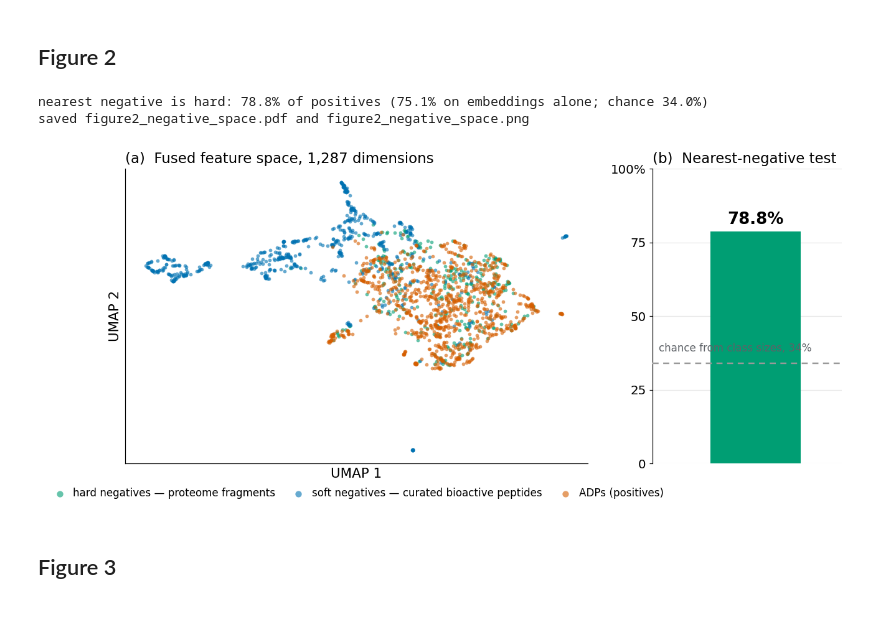
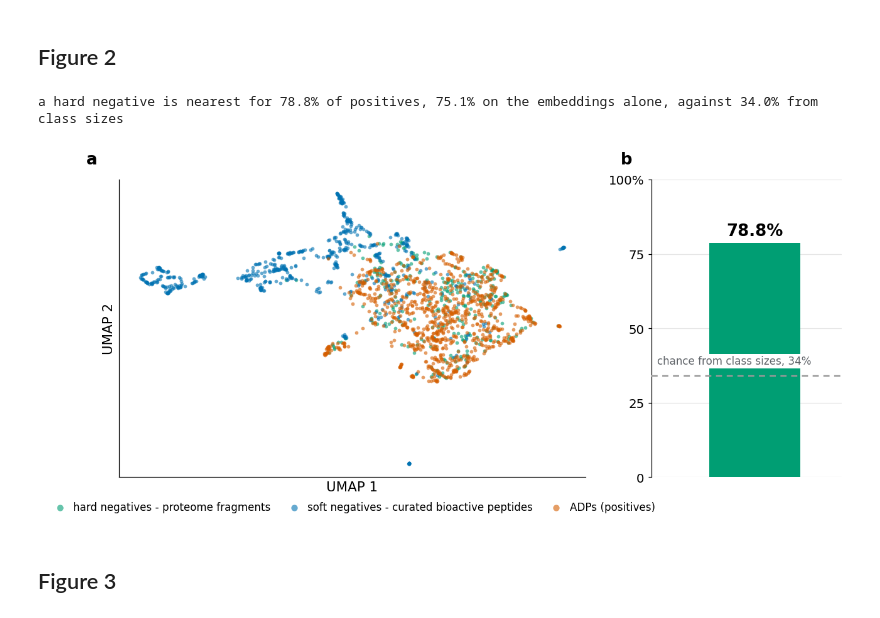
Before and after one commit to om-894/antidiabetic-peptide-classifier, a Jupyter notebook: figures.ipynb, the cells around one changed output. Drawn from its saved outputs; the diff is of its cells as text; code cells hidden in the pictures.

Commit message:
saved figure 2 and improved code

```diff
--- a/figures.ipynb
+++ b/figures.ipynb
@@ -48,18 +48,21 @@ def save_figure(fig, name):
 # %% [markdown]
 ## Figure 2
 # %%
-# ── Figure 2 — negative-space geometry ────────────────────────────────────────
-# UMAP of the fused space, plus the nearest-negative test.
-# Requires umap-learn:  pip install umap-learn
+# UMAP of the fused space, plus the nearest-negative test. needs umap-learn,
+# which is not pulled in by any other phase
 import numpy as np
 from sklearn.neighbors import NearestNeighbors
 import umap
+from sklearn.preprocessing import normalize
 
 SEED = 42
 
+# load the fused vectors and the sequence labels and split to the negative types
 d = np.load("fusion_vectors.npz", allow_pickle=True)
 X, seqs, lab = d["X"], [str(s) for s in d["sequences"]], d["label"]
 
+# NegType lives in the split rather than the npz, so the two negative classes can
+# be told apart. anything not marked soft is a hard negative
 split = pd.read_csv("data/dataset_split.csv", keep_default_na=False)
 negtype = dict(zip(split.Sequence, split.NegType))
 grp = np.array(["positive" if l == 1 else ("soft" if negtype.get(s) == "soft" else "hard")
@@ -71,53 +74,76 @@ emb = umap.UMAP(n_neighbors=15, min_dist=0.10, metric="cosine",
 
 
 def nearest_negative_is_hard(M):
     """Share of positives whose nearest negative is hard, in the cosine geometry of M."""
-    Z = M / (np.linalg.norm(M, axis=1, keepdims=True) + 1e-9)
-    to = lambda g: NearestNeighbors(n_neighbors=1).fit(Z[grp == g]) \
-                     .kneighbors(Z[grp == "positive"])[0][:, 0]
-    return 100 * np.mean(to("hard") < to("soft"))
+    # unit length, so euclidean nearest neighbours rank the same as cosine, which
+    # is the metric UMAP uses above
+    Z = normalize(M)
+
+    def nearest(g): # distance from every positive to its closest member of group g
+        knn = NearestNeighbors(n_neighbors=1).fit(Z[grp == g])
+        return knn.kneighbors(Z[grp == "positive"])[0][:, 0]
+
+    return 100 * np.mean(nearest("hard") < nearest("soft"))
 
 
+# the control drops the seven descriptors, so a result that survives it is a
+# property of the embeddings rather than of the hand engineered features
 observed = nearest_negative_is_hard(X)
-control  = nearest_negative_is_hard(X[:, :1280])          # embeddings only, no descriptors
-chance   = 100 * (grp == "hard").sum() / ((grp == "hard").sum() + (grp == "soft").sum())
-print(f"nearest negative is hard: {observed:.1f}% of positives "
-      f"({control:.1f}% on embeddings alone; chance {chance:.1f}%)")
+control = nearest_negative_is_hard(X[:, :1280])
+chance = 100 * (grp == "hard").sum() / ((grp == "hard").sum() + (grp == "soft").sum())
+
+# all three numbers appear in the Figure 4 caption and are saved nowhere else
+print(f"a hard negative is nearest for {observed:.1f}% of positives, "
+      f"{control:.1f}% on the embeddings alone, against {chance:.1f}% from class sizes")
 
 fig, (ax, bx) = plt.subplots(1, 2, figsize=(13.5, 5.6),
                              gridspec_kw={"width_ratios": [2.45, 1], "wspace": 0.20})
 
-# (a) UMAP — hard drawn first so the positives read on top
-for g, colour, label in [("hard", GREEN, "hard negatives — proteome fragments"),
-                         ("soft", BLUE, "soft negatives — curated bioactive peptides"),
+# (a) hard is drawn first so the positives read on top of it
+for g, colour, label in [("hard", GREEN, "hard negatives - proteome fragments"),
+                         ("soft", BLUE, "soft negatives - curated bioactive peptides"),
                          ("positive", VERMILLION, "ADPs (positives)")]:
+
+    # boolean mask for groups
     m = grp == g
     ax.scatter(emb[m, 0], emb[m, 1], s=14, c=colour, alpha=0.60, linewidths=0, label=label)
+
+# UMAP axes carry no units, so no grid or ticks
 ax.grid(False)
 ax.set_xticks([]); ax.set_yticks([])
 ax.set_xlabel("UMAP 1"); ax.set_ylabel("UMAP 2")
-ax.set_title("(a)  Fused feature space, 1,287 dimensions", loc="left")
 ax.legend(loc="upper center", bbox_to_anchor=(0.5, -0.05), ncol=3,
           markerscale=1.8, fontsize=11, handletextpad=0.3, columnspacing=1.2)
 
-# (b) nearest-negative test
+# (b) how often an ADP's closest non-ADP is a proteome fragment rather than a
+# curated peptide, against the rate you would get picking a negative at random
 bx.bar([0], [observed], width=0.44, color=GREEN, zorder=3)
 bx.axhline(chance, color=GREY, lw=1.6, ls=(0, (4, 3)), zorder=4)
 bx.text(0, observed + 2.5, f"{observed:.1f}%", ha="center", fontsize=17, fontweight="bold")
+
+# the white box keeps the label readable where it crosses the bar
 bx.text(-0.47, chance + 4.0, f"chance from class sizes, {chance:.0f}%",
-        ha="left", fontsize=11, color="#5F6368")
-bx.set_xlim(-0.5, 0.42); bx.set_ylim(0, 100)
-bx.set_xticks([]); bx.set_yticks([0, 25, 50, 75, 100])
+        ha="left", fontsize=11, color="#5F6368",
+        bbox=dict(facecolor="white", edgecolor="none", pad=1.5))
+bx.set_xlim(-0.5, 0.42)
+bx.set_ylim(0, 100)
+bx.set_xticks([])
+bx.set_yticks([0, 25, 50, 75, 100])
 bx.set_yticklabels(["0", "25", "50", "75", "100%"])
 bx.grid(axis="x", visible=False)
 bx.spines["bottom"].set_visible(False)
-bx.set_title("(b)  Nearest-negative test", loc="left")
+
+# panel letters go on last, in axes coordinates, so they track the boxes
+# that gridspec produces. the offsets differ because transAxes is relative to each
+# panel's own width and (a) is 2.45 times wider than (b)
+for lab, a, dx in zip("ab", (ax, bx), (-0.07, -0.16)):
+    a.text(dx, 1.04, lab, transform=a.transAxes, fontsize=17,
+           fontweight="bold", va="bottom", ha="left")
 
 save_figure(fig, "figure2_negative_space")
 # %% [output]
-nearest negative is hard: 78.8% of positives (75.1% on embeddings alone; chance 34.0%)
-saved figure2_negative_space.pdf and figure2_negative_space.png
+a hard negative is nearest for 78.8% of positives, 75.1% on the embeddings alone, against 34.0% from class sizes
-[figure, old version]
+[figure, new version]
 # %% [markdown]
 ## Figure 3
 # %%
```
Also changed, not shown: 1 other file.
